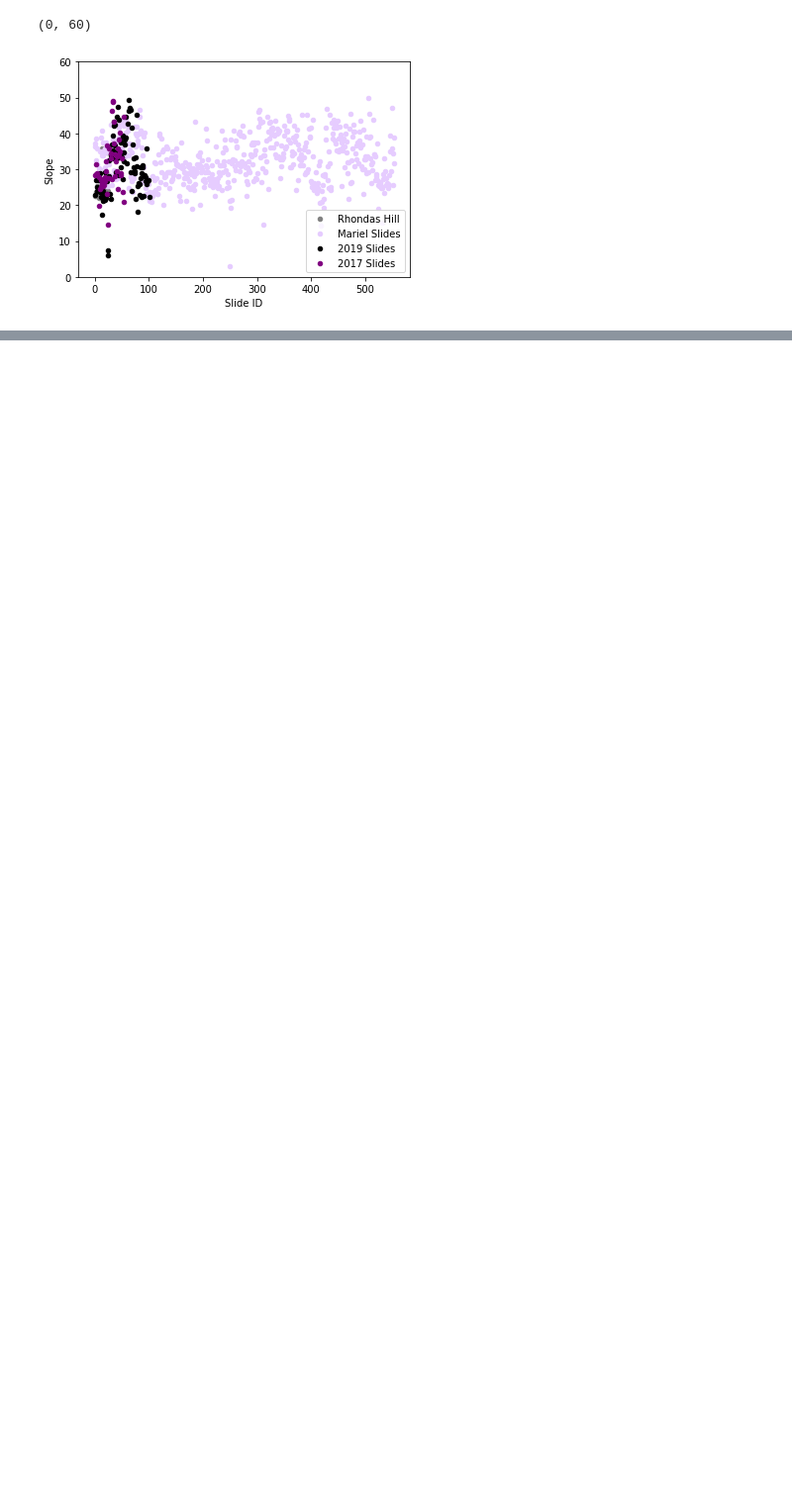
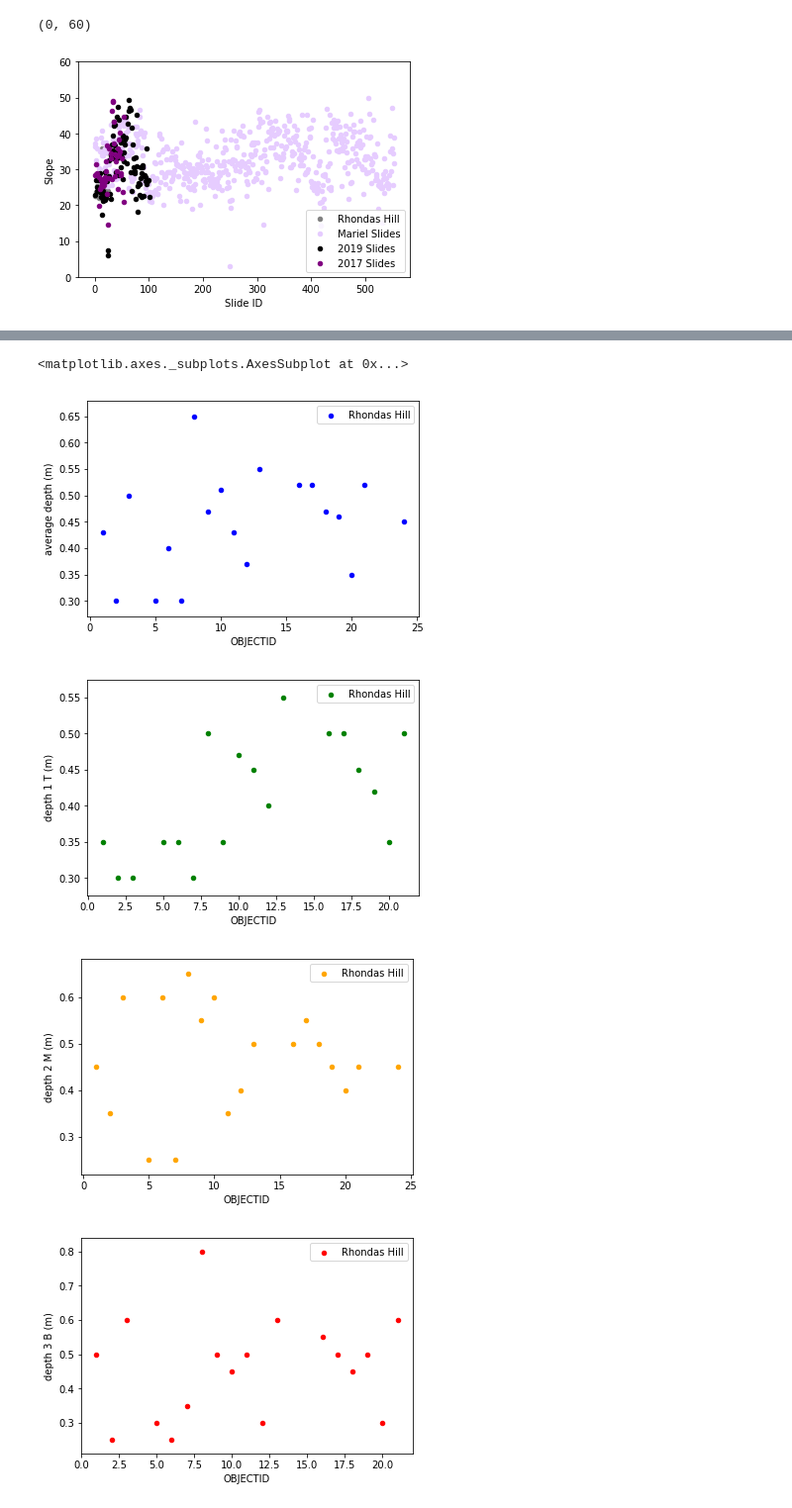
Before and after one commit to marynsanders/surfProject, a Jupyter notebook: landslide_geometry/landslide_geometry.ipynb, the cells around one changed output, grey strips where cells are left out. Shown at 99% size. Cells and saved outputs as stored; diff of their text form; code cells hidden in the pictures; blank space fills up the shorter version.

Commit message:
adding more specific RH plots

```diff
--- a/landslide_geometry/landslide_geometry.ipynb
+++ b/landslide_geometry/landslide_geometry.ipynb
@@ -61,0 +84,12 @@ ax.set_ylim([0,60])
+# %%
+RH = RH[~(RH == 0).any(axis=1)]
+RH.plot(kind='scatter', x ='OBJECTID', y='average depth (m)', color='Blue', label='Rhondas Hill')
+RH.plot(kind='scatter', x ='OBJECTID', y='depth 1 T (m)', color='Green', label='Rhondas Hill')
+RH.plot(kind='scatter', x ='OBJECTID', y='depth 2 M (m)', color='Orange', label='Rhondas Hill')
+RH.plot(kind='scatter', x ='OBJECTID', y='depth 3 B (m)', color='Red', label='Rhondas Hill')
+# %% [output]
+<matplotlib.axes._subplots.AxesSubplot at 0x...>
+[figure, added]
+[figure, added]
+[figure, added]
+[figure, added]
```
Also changed, not shown: parts of 5 cells of this notebook.
